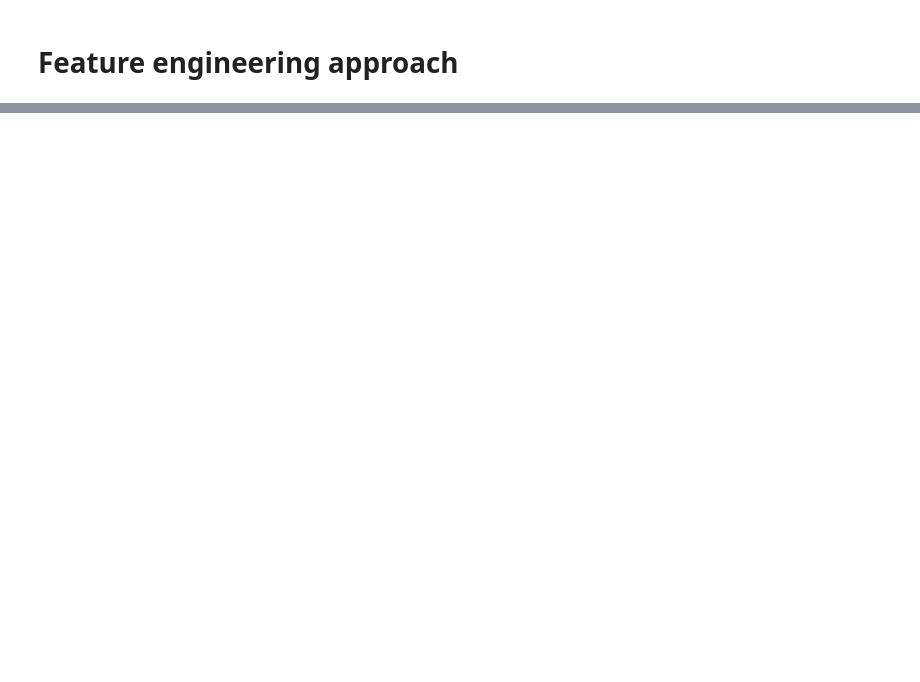
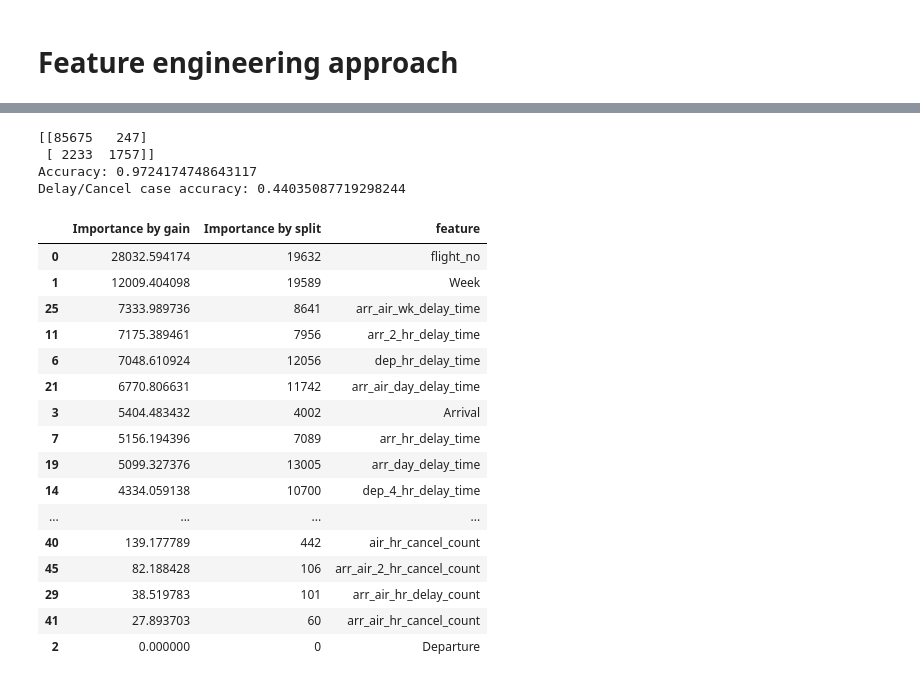
Before and after one commit to chy111126/flight_delay_prediction, a Jupyter notebook: notebooks/03_ml_model_training.ipynb, the cells around one changed output, grey strips where cells are left out. Cells and saved outputs as stored; diff of their text form; code cells hidden in the pictures; blank space fills up the shorter version.

Commit message:
Updated model training with more features included

```diff
--- a/notebooks/03_ml_model_training.ipynb
+++ b/notebooks/03_ml_model_training.ipynb
@@ -62,7 +73,7 @@ y_all = data_df['is_claim_bool']
 
 # Split training/testing set
 train, test, y_train, y_test = train_test_split(x_all, y_all,
-                                                random_state=10, test_size=0.1)
+                                                random_state=10, test_size=0.3)
 # %% [markdown]
 There are several machine learning models that can tackle this problem. It is decided to use ensemble method (i.e. GBDT in particular) as it is relatively easier to tune for (in contrast to something like NN models that requires tuning network structure), and the underlying decision tree makes it easier to interpret for feature importance.
 # %%
@@ -143,11 +144,23 @@ Index(['Unnamed: 0', 'flight_id', 'flight_no', 'Week', 'Departure', 'Arrival',
 # %%
 # Transform categorical features to numerical labels such that the ML model can utilize those features properly
 all_feats = ['flight_no', 'Week', 'Departure','Arrival','Airline','std_hour',
-             'dep_hr_delay_time', 'arr_hr_delay_time', 'air_hr_delay_time',
-             'dep_day_delay_time', 'arr_day_delay_time', 'air_day_delay_time',
-             'dep_wk_delay_time', 'arr_wk_delay_time', 'air_wk_delay_time',
-             #'dep_hr_delay_count', 'arr_hr_delay_count', 'air_hr_delay_count',
-             'dep_hr_cancel_count', 'arr_hr_cancel_count', 'air_hr_cancel_count'
+               'dep_hr_delay_time', 'arr_hr_delay_time', 'air_hr_delay_time',
+               'arr_air_hr_delay_time', 'dep_2_hr_delay_time', 'arr_2_hr_delay_time',
+               'air_2_hr_delay_time', 'arr_air_2_hr_delay_time', 'dep_4_hr_delay_time',
+               'arr_4_hr_delay_time', 'air_4_hr_delay_time', 'arr_air_4_hr_delay_time',
+               'dep_day_delay_time', 'arr_day_delay_time', 'air_day_delay_time',
+               'arr_air_day_delay_time', 'dep_wk_delay_time', 'arr_wk_delay_time',
+               'air_wk_delay_time', 'arr_air_wk_delay_time', 'dep_hr_delay_count',
+               'arr_hr_delay_count', 'air_hr_delay_count', 'arr_air_hr_delay_count',
+               'dep_2_hr_delay_count', 'arr_2_hr_delay_count', 'air_2_hr_delay_count',
+               'arr_air_2_hr_delay_count', 'dep_4_hr_delay_count',
+               'arr_4_hr_delay_count', 'air_4_hr_delay_count',
+               'arr_air_4_hr_delay_count', 'dep_hr_cancel_count',
+               'arr_hr_cancel_count', 'air_hr_cancel_count', 'arr_air_hr_cancel_count',
+               'dep_2_hr_cancel_count', 'arr_2_hr_cancel_count',
+               'air_2_hr_cancel_count', 'arr_air_2_hr_cancel_count',
+               'dep_4_hr_cancel_count', 'arr_4_hr_cancel_count',
+               'air_4_hr_cancel_count', 'arr_air_4_hr_cancel_count'
             ]
 cat_feats = ['flight_no', 'Week', 'Departure','Arrival','Airline','std_hour']
 for cat_col in cat_feats:
@@ -180,17 +193,28 @@ data_df.sample(10)
 # %%
 # Get x/y columns
-x_all = data_df[all_feats]
+x_all = data_df
 y_all = data_df['is_claim_bool']
 
 # Split training/testing set
 train, test, y_train, y_test = train_test_split(x_all, y_all,
                                                 random_state=10, test_size=0.1)
+train = train[all_feats]
+test_all = test.copy()
+test = test[all_feats]
 # %%
 # For gradient boosting, lightGBM is used
 # The parameters are fixed in this stage
 lg = lgb.LGBMClassifier(silent=False)
 d_train = lgb.Dataset(train, label=y_train)
-params = {"max_depth": 50, "learning_rate" : 0.1, "num_leaves": 900,  "n_estimators": 300}
+params = {
+    "max_depth": 50,
+    "learning_rate" : 0.1,
+    #"num_leaves": 1200,
+    "num_leaves": 900,
+    #"num_leaves": 300,
+    #"num_leaves": 3000,
+    "n_estimators": 300
+}
 
 # Train model with catgeorical features
 model = lgb.train(params, d_train, categorical_feature = cat_feats)
@@ -215,0 +231,32 @@ accuracy
+# %%
+# Testing set metrics
+to_check_train, to_check_y = test, y_test
+to_check_pred = abs(model.predict(to_check_train).round())
+print_metrics(to_check_y, to_check_pred)
+# %% [output]
+[[85675   247]
+ [ 2233  1757]]
+Accuracy: 0.9724174748643117
+Delay/Cancel case accuracy: 0.44035087719298244
+# %%
+pd.DataFrame({'feature': all_feats,
+              'Importance by split': model.feature_importance(importance_type='split'),
+              'Importance by gain': model.feature_importance(importance_type='gain')}).sort_values('Importance by gain', ascending=False)
+# %% [output]
+|  | Importance by gain | Importance by split | feature |
+| 0 | 28032.594174 | 19632 | flight_no |
+| 1 | 12009.404098 | 19589 | Week |
+| 25 | 7333.989736 | 8641 | arr_air_wk_delay_time |
+| 11 | 7175.389461 | 7956 | arr_2_hr_delay_time |
+| 6 | 7048.610924 | 12056 | dep_hr_delay_time |
+| 21 | 6770.806631 | 11742 | arr_air_day_delay_time |
+| 3 | 5404.483432 | 4002 | Arrival |
+| 7 | 5156.194396 | 7089 | arr_hr_delay_time |
+| 19 | 5099.327376 | 13005 | arr_day_delay_time |
+| 14 | 4334.059138 | 10700 | dep_4_hr_delay_time |
+| ... | ... | ... | ... |
+| 40 | 139.177789 | 442 | air_hr_cancel_count |
+| 45 | 82.188428 | 106 | arr_air_2_hr_cancel_count |
+| 29 | 38.519783 | 101 | arr_air_hr_delay_count |
+| 41 | 27.893703 | 60 | arr_air_hr_cancel_count |
+| 2 | 0.000000 | 0 | Departure |
```
Also changed, not shown: parts of 41 cells of this notebook, 1 other file.
